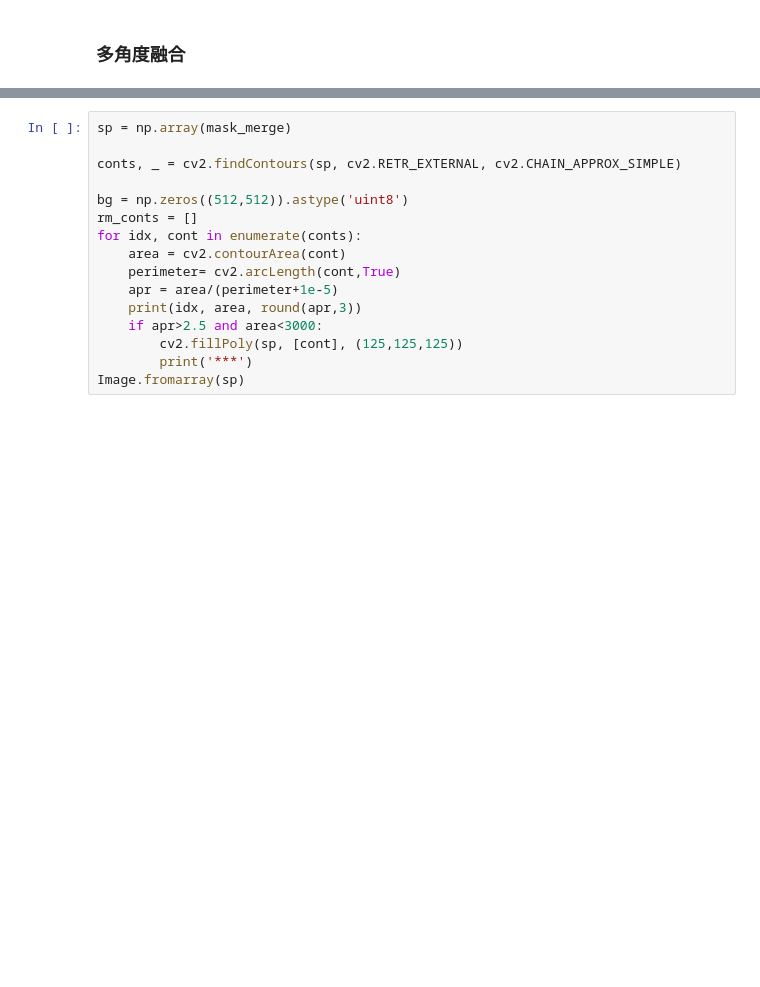
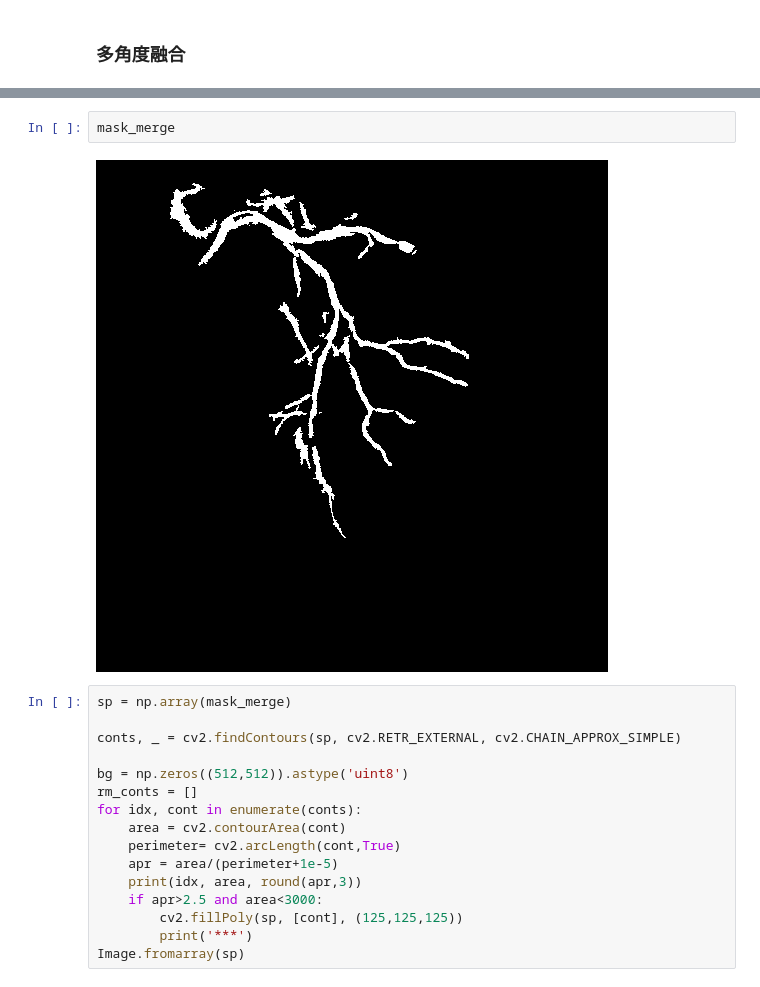
Before and after one commit to newfyu/DSAGAN, a Jupyter notebook: dev-Copy1.ipynb, the cells around one changed output, grey strips where cells are left out. Cells and saved outputs as stored; diff of their text form; blank space fills up the shorter version.

```diff
--- a/dev-Copy1.ipynb
+++ b/dev-Copy1.ipynb
@@ -97,3 +107,7 @@ B1
+# %%
+mask_merge
+# %% [output]
+[figure, added]
 # %%
 sp = np.array(mask_merge)
 
```
Also changed, not shown: parts of 4 cells of this notebook, 3 other files.
